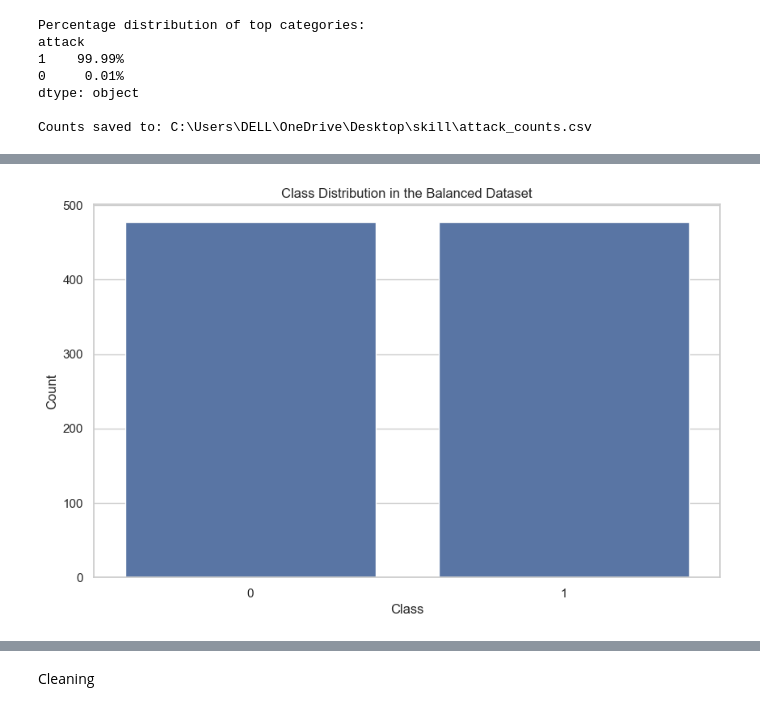
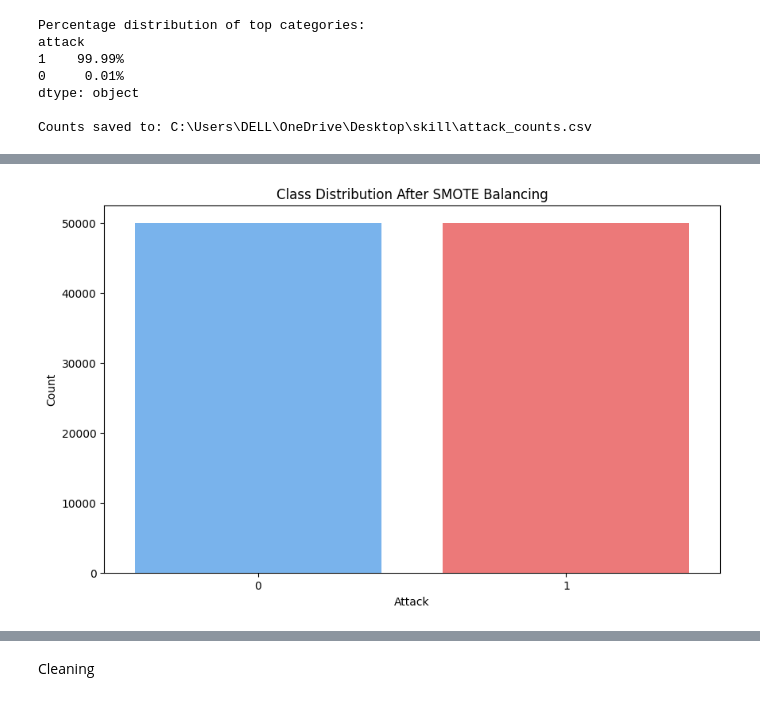
Before and after one commit to rutavmehta/Skill-LCA-3, a Jupyter notebook: Skill LCA 3.ipynb, the cells around one changed output, grey strips where cells are left out. Saved outputs shown, nothing was run; the diff lists cells and outputs as text; code cells hidden in the pictures.

```diff
--- a/Skill LCA 3.ipynb
+++ b/Skill LCA 3.ipynb
@@ -179,72 +150,66 @@ Balancing Dataset
 # %%
 import pandas as pd
-import numpy as np
-import os
+from imblearn.over_sampling import SMOTE
+from sklearn.preprocessing import LabelEncoder
 import matplotlib.pyplot as plt
 import seaborn as sns
+import warnings
 
-# Path to your original combined dataset
-file_path = r"C:\Users\DELL\OneDrive\Desktop\skill\combined_dataset.csv"
-
-# Check if the file exists
-if not os.path.exists(file_path):
-    print(f"Error: File not found at {file_path}")
-    exit()
+warnings.filterwarnings("ignore")
 
 # Load the dataset
-df = pd.read_csv(file_path)
+df = pd.read_csv(r"C:\Users\DELL\OneDrive\Desktop\skill\combined_dataset.csv", low_memory=False)
 
-# Check the columns and ensure the target column is correct
-print("Columns in the dataset:", df.columns.tolist())
+# Ensure 'attack' is numeric
+df['attack'] = pd.to_numeric(df['attack'], errors='coerce')
+df.dropna(subset=['attack'], inplace=True)
 
-# Define the column to analyze
-column_to_analyze = 'attack'
+# Separate features and target
+X = df.drop(columns=['attack'])
+y = df['attack']
 
-# Split the dataset into 0 (normal) and 1 (attack) entries
-df_normal = df[df[column_to_analyze] == 0]
-df_attack = df[df[column_to_analyze] == 1]
+# Encode non-numeric columns (required for SMOTE)
+for col in X.columns:
+    if X[col].dtype == 'object':
+        le = LabelEncoder()
+        X[col] = le.fit_transform(X[col].astype(str))
 
-# Check the counts
-print(f"Original count of normal (0): {len(df_normal)}")
-print(f"Original count of attack (1): {len(df_attack)}")
+# Apply SMOTE to upsample class 0 to 50,000
+smote = SMOTE(sampling_strategy={0: 50000}, random_state=42)
+X_smote, y_smote = smote.fit_resample(X, y)
 
-# Resample the '1' (attack) entries to match the count of '0' (normal) entries
-df_attack_resampled = df_attack.sample(n=len(df_normal), replace=True, random_state=42)
+# Create the balanced DataFrame
+df_smote = pd.DataFrame(X_smote, columns=X.columns)
+df_smote['attack'] = y_smote
 
-# Concatenate the '0' entries with the resampled '1' entries
-df_balanced = pd.concat([df_normal, df_attack_resampled])
+# Take 50k from the large class 1 to balance
+df_class1 = df_smote[df_smote['attack'] == 1].sample(n=50000, random_state=42)
+df_class0 = df_smote[df_smote['attack'] == 0]
 
-# Shuffle the resulting dataframe to mix the rows
-df_balanced = df_balanced.sample(frac=1, random_state=42).reset_index(drop=True)
+# Combine and shuffle
+df_final = pd.concat([df_class0, df_class1]).sample(frac=1, random_state=42).reset_index(drop=True)
 
-# Check the resulting class distribution
-print(f"\nNew balanced dataset class distribution:")
-print(df_balanced[column_to_analyze].value_counts())
+# Save the balanced dataset
+output_path = r"C:\Users\DELL\OneDrive\Desktop\skill\balanced_1lakh_dataset.csv"
+df_final.to_csv(output_path, index=False)
 
-# Visualizations for class distribution
+# Confirm class distribution
+print("Final class distribution:\n", df_final['attack'].value_counts())
+print("Total rows:", len(df_final))
+print("Saved to:", output_path)
+
+# Graph: Countplot (Bar Chart) — Updated to avoid FutureWarning
 plt.figure(figsize=(10, 6))
-
-# Plot the count plot
-sns.countplot(x=column_to_analyze, data=df_balanced)
-plt.title('Class Distribution in the Balanced Dataset')
-plt.xlabel('Class')
+sns.countplot(x='attack', hue='attack', data=df_final, palette=['#66b3ff', '#ff6666'], legend=False)
+plt.title('Class Distribution After SMOTE Balancing')
+plt.xlabel('Attack')
 plt.ylabel('Count')
 plt.show()
 
-# Plot pie chart for class distribution
+# Graph: Pie Chart
 plt.figure(figsize=(8, 8))
-df_balanced[column_to_analyze].value_counts().plot.pie(autopct='%1.1f%%', startangle=90, colors=['#66b3ff', '#ff6666'])
-plt.title('Class Distribution in the Balanced Dataset (Pie Chart)')
+df_final['attack'].value_counts().plot.pie(autopct='%1.1f%%', startangle=90, colors=['#66b3ff', '#ff6666'])
+plt.title('Attack Class Distribution (Pie Chart)')
 plt.ylabel('')
 plt.show()
-
-# Save the new balanced dataset
-output_file_path = r"C:\Users\DELL\OneDrive\Desktop\skill\balanced_dataset.csv"
-
-# Handle permission issues (in case the path is not accessible)
-try:
-    df_balanced.to_csv(output_file_path, index=False)
-    print(f"\nNew balanced dataset saved to: {output_file_path}")
-except PermissionError as e:
-    print(f"Error saving file: {e}. Please make sure the file is not open in another program and you have permission to write to the specified folder.")
 # %% [output]
@@ -260 +223 @@ Name: count, dtype: int64
-[figure, old version]
+[figure, new version]
```
Also changed, not shown: parts of 18 cells of this notebook, 2 other files.
